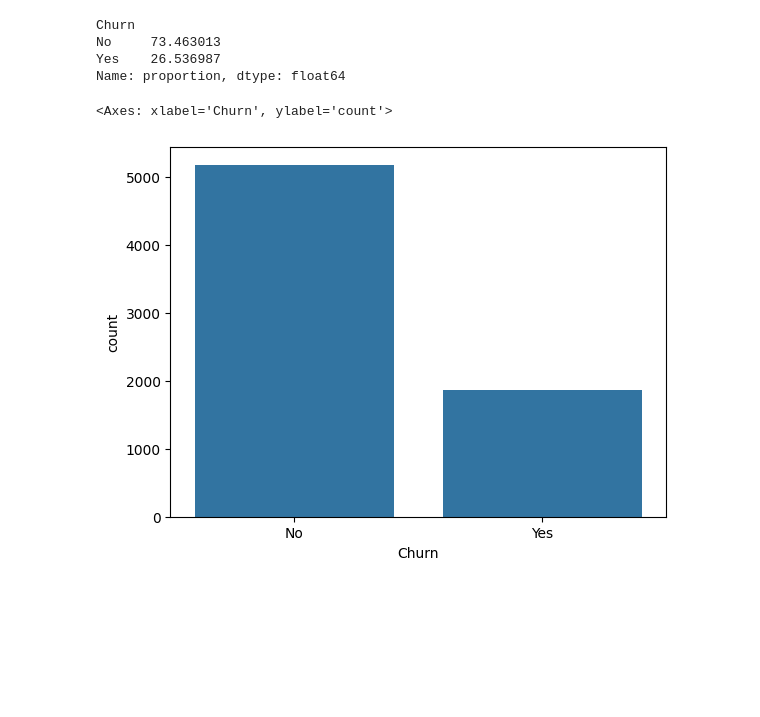
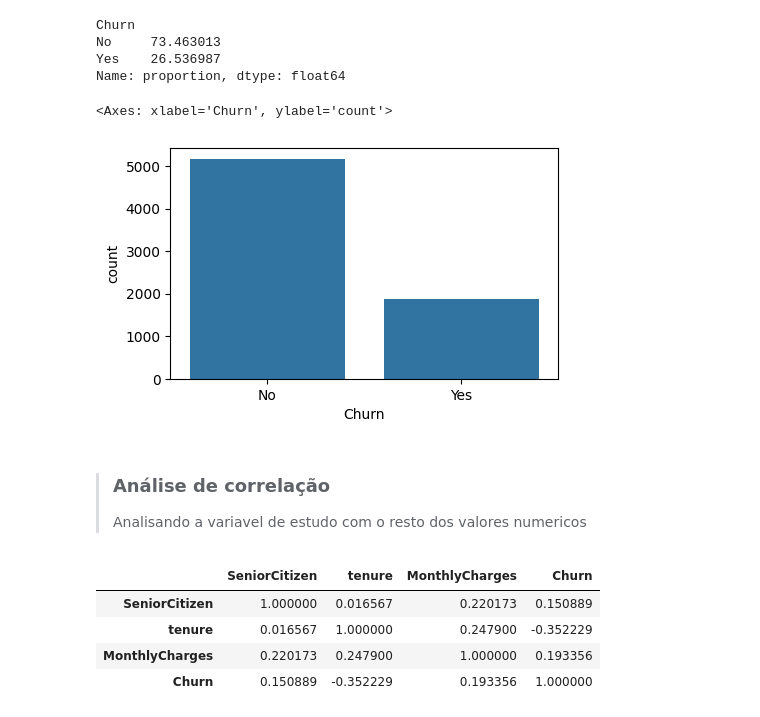
Before and after one commit to EveSantos/telco-customer-churn, a Jupyter notebook: chrun.ipynb, the cells around one changed output. Cells and saved outputs as stored; diff of their text form; code cells hidden in the pictures; blank space fills up the shorter version.

```diff
--- a/chrun.ipynb
+++ b/chrun.ipynb
@@ -150,7 +152,23 @@ No     73.463013
 Yes    26.536987
 Name: proportion, dtype: float64
 # %%
+plt.figure(figsize=(5, 3))
 sns.countplot(x='Churn',data=telcoCustomer)
 # %% [output]
 <Axes: xlabel='Churn', ylabel='count'>
-[figure, old version]
+[figure, new version]
+# %% [markdown]
+> ### Análise de correlação
+>
+> Analisando a variavel de estudo com o resto dos valores numericos
+# %%
+costumer_copy = costumer_clean.copy()
+costumer_copy['Churn'] = costumer_copy['Churn'].apply(lambda x: 1 if x == 'Yes' else 0)
+costumer_copy['Churn'] = costumer_copy['Churn'].astype(int)
+costumer_copy.corr(numeric_only=True)
+# %% [output]
+|  | SeniorCitizen | tenure | MonthlyCharges | Churn |
+| SeniorCitizen | 1.000000 | 0.016567 | 0.220173 | 0.150889 |
+| tenure | 0.016567 | 1.000000 | 0.247900 | -0.352229 |
+| MonthlyCharges | 0.220173 | 0.247900 | 1.000000 | 0.193356 |
+| Churn | 0.150889 | -0.352229 | 0.193356 | 1.000000 |
```
Also changed, not shown: parts of 15 cells of this notebook.
